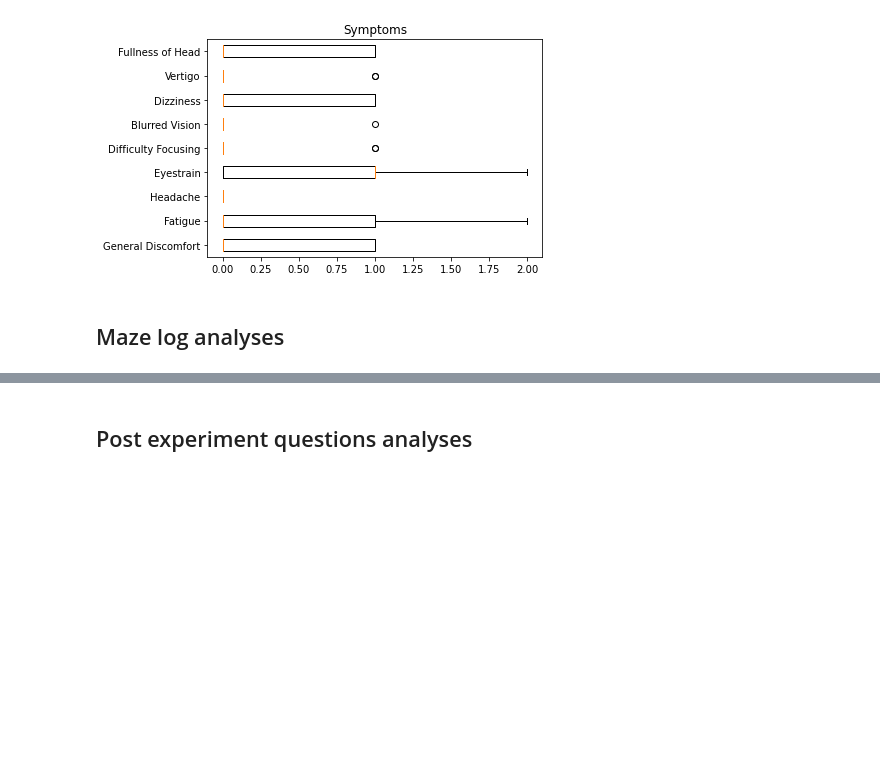
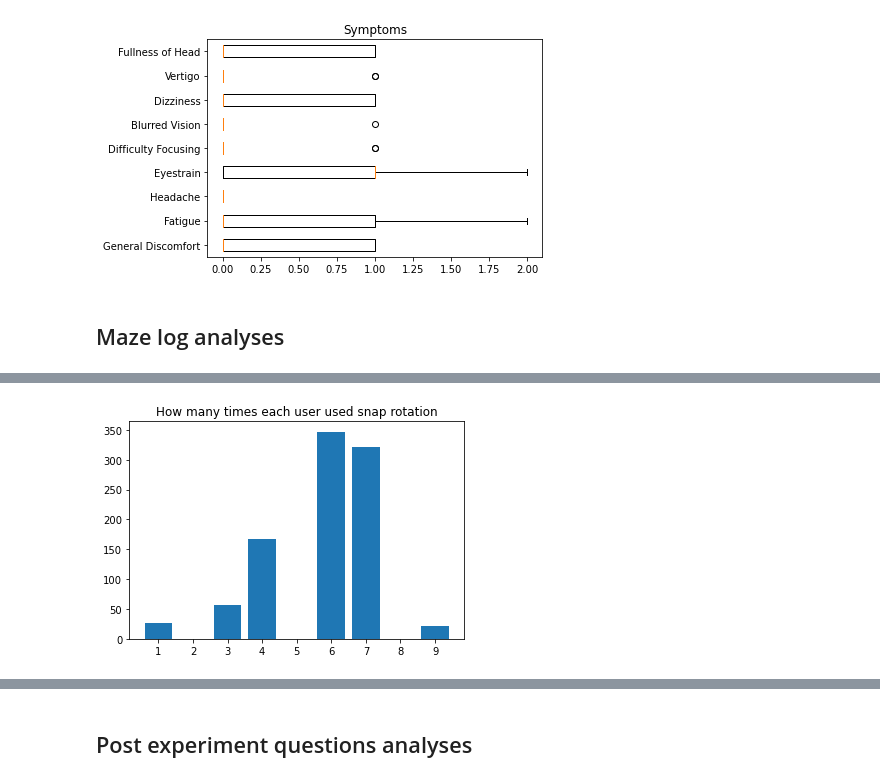
Before and after one commit to Nikolayb1/COMP0138_Maze, a Jupyter notebook: Analyses/main.ipynb, the cells around one changed output, grey strips where cells are left out. Saved outputs shown, nothing was run; the diff lists cells and outputs as text; code cells hidden in the pictures; blank space fills up the shorter version.

```diff
--- a/Analyses/main.ipynb
+++ b/Analyses/main.ipynb
@@ -362,0 +469,11 @@ plt.show()
+# %%
+srcount = [0 for _ in range(9)]
+for i in range(9):
+    srcount[i] = userSanpRotation(maze_data[i])
+fig1, ax1 = plt.subplots()
+ax1.set_title('How many times each user used snap rotation')
+time_frame = ['1', '2', '3', '4', '5','6','7','8','9']
+ax1.bar(time_frame,srcount)
+plt.show()
+# %% [output]
+[figure, added]
```
Also changed, not shown: parts of 9 cells of this notebook.
